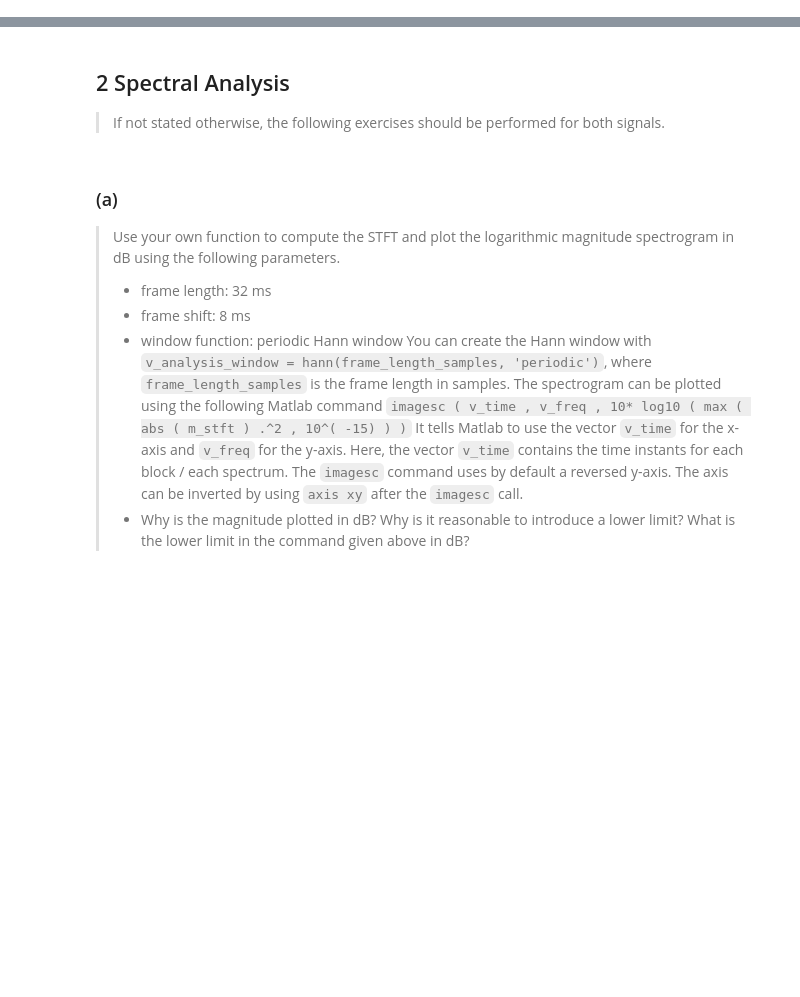
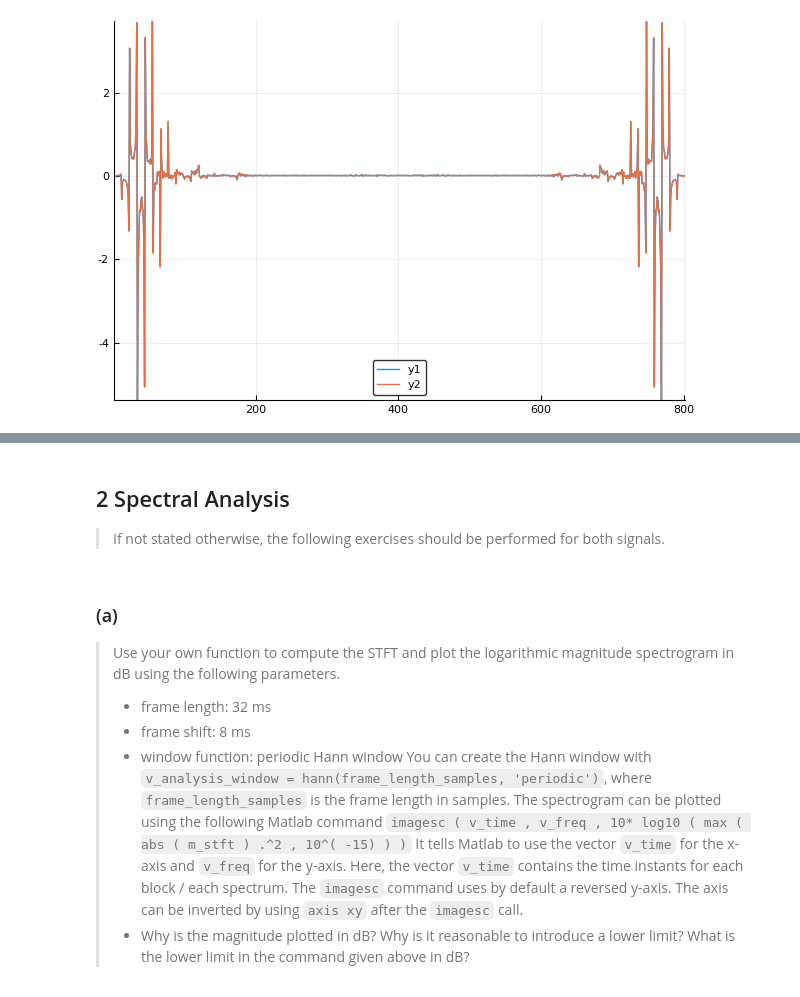
Before and after one commit to klauszi/SSP, a Jupyter notebook: Exercise2/Abgabe2.ipynb, the cells around one changed output, grey strips where cells are left out. Drawn from its saved outputs; the diff is of its cells as text; code cells hidden in the pictures; blank space fills up the shorter version.

```diff
--- a/Exercise2/Abgabe2.ipynb
+++ b/Exercise2/Abgabe2.ipynb
@@ -40,0 +73,4 @@ function header of the copied version as follows:
+# %%
+plot([real.(fft_t),real.(rev)])
+# %% [output]
+[figure, added]
```
Also changed, not shown: parts of 11 cells of this notebook, 9 other files.
